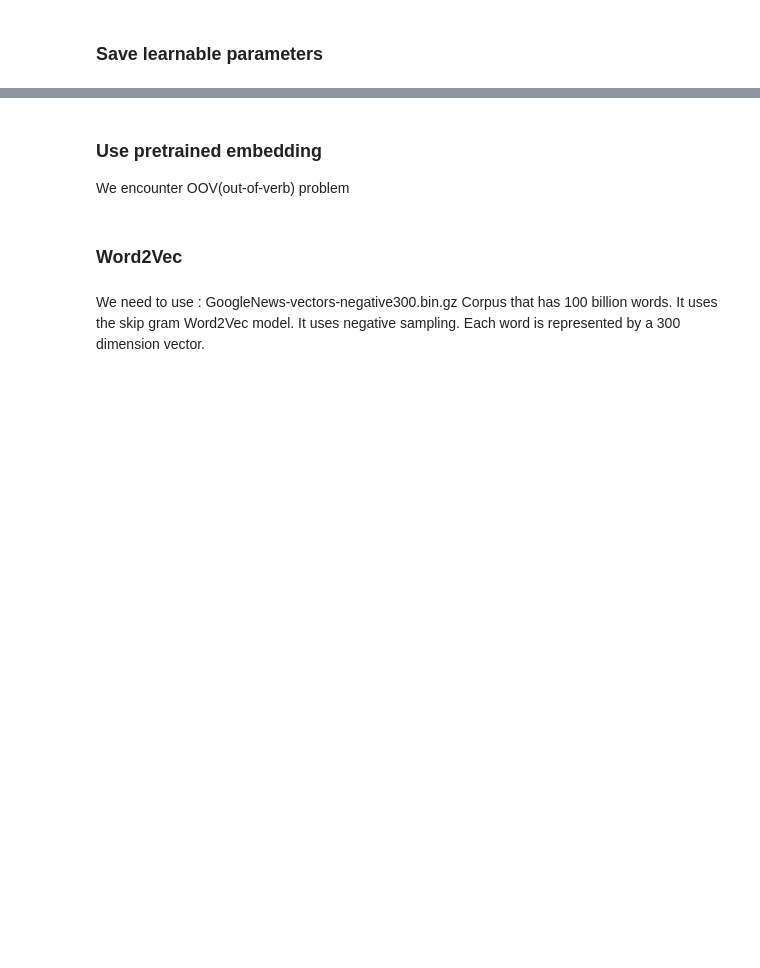
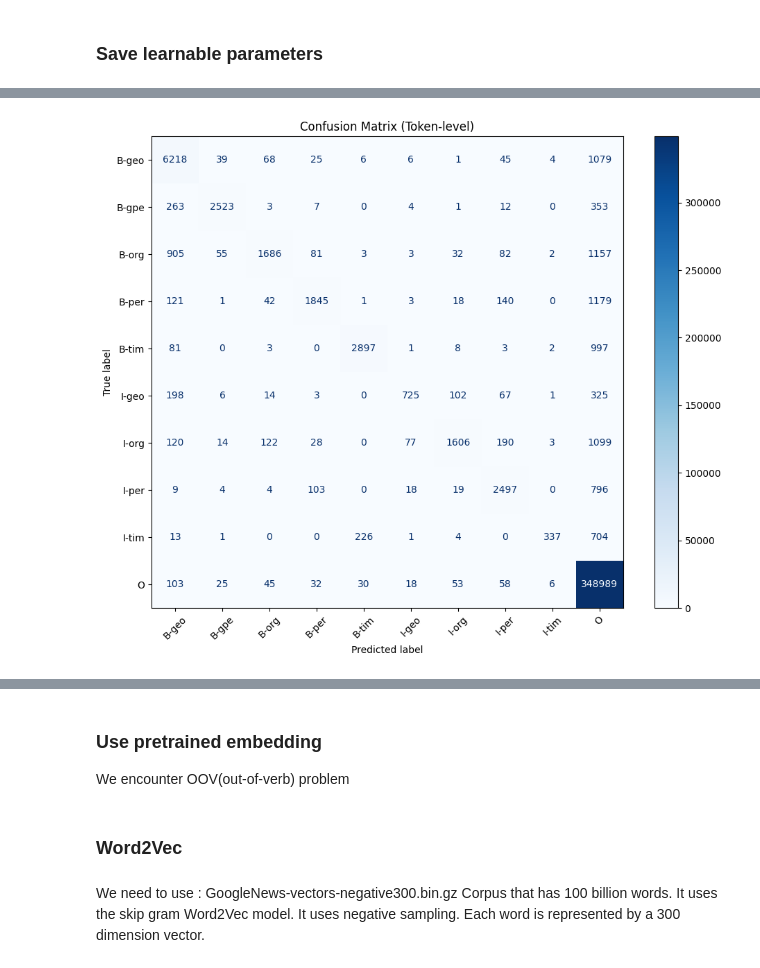
Before and after one commit to senghok510/code, a Jupyter notebook: BiLSTM_PT_CRF.ipynb, the cells around one changed output, grey strips where cells are left out. Drawn from its saved outputs; the diff is of its cells as text; code cells hidden in the pictures; blank space fills up the shorter version.

```diff
--- a/BiLSTM_PT_CRF.ipynb
+++ b/BiLSTM_PT_CRF.ipynb
@@ -946,7 +923,4 @@ early_stopping.load_best_model(model)
 # %%
 import torch
 import torch.nn.functional as F
-# %%
-logits = torch.tensor([2.0, 1.0, 0.1])  # raw result from the pipeline
-probs = F.softmax(logits)
 # %%
@@ -1044,0 +953,25 @@ show_predictions(test_df, X_test, y_true_ids_test, y_pred_ids_test, index=22)
+# %%
+test_ds = TensorDataset(X_test.long(), y_test.long(),torch.from_numpy(lengths_test).long())
+# %%
+test_loader = DataLoader(test_ds, batch_size=32, shuffle=False, collate_fn=collate_fn)
+# %%
+all_true = []
+all_pred = []
+
+with torch.inference_mode():
+    for tokens, tags, lengths in test_loader:
+        tokens, tags, lengths = tokens.to(device), tags.to(device), lengths.to(device)
+
+        logits = model(tokens, lengths)          # (B, S, C)
+        preds  = torch.argmax(logits, dim=-1)    # (B, S)
+
+        # bring data back to CPU numpy
+        preds_np = preds.cpu().numpy()
+        tags_np  = tags.cpu().numpy()
+
+        # flatten and skip padding
+        for seq_pred, seq_true in zip(preds_np, tags_np):
+            for p, t in zip(seq_pred, seq_true):
+                if t != PAD_IDX:
+                    all_pred.append(id2label[p])
+                    all_true.append(id2label[t])
@@ -1044,0 +992,19 @@ show_predictions(test_df, X_test, y_true_ids_test, y_pred_ids_test, index=22)
+# %%
+from sklearn.metrics import confusion_matrix, ConfusionMatrixDisplay
+import matplotlib.pyplot as plt
+
+# Get the sorted list of unique labels (excluding PAD)
+unique_labels = sorted(set(all_true) | set(all_pred))
+
+# Compute the confusion matrix
+cm = confusion_matrix(all_true, all_pred, labels=unique_labels)
+
+# Display as a heatmap
+disp = ConfusionMatrixDisplay(confusion_matrix=cm, display_labels=unique_labels)
+fig, ax = plt.subplots(figsize=(10, 8))
+disp.plot(xticks_rotation=45, cmap='Blues', ax=ax)
+plt.title("Confusion Matrix (Token-level)")
+plt.tight_layout()
+plt.show()
+# %% [output]
+[figure, added]
```
Also changed, not shown: parts of 80 cells of this notebook.
